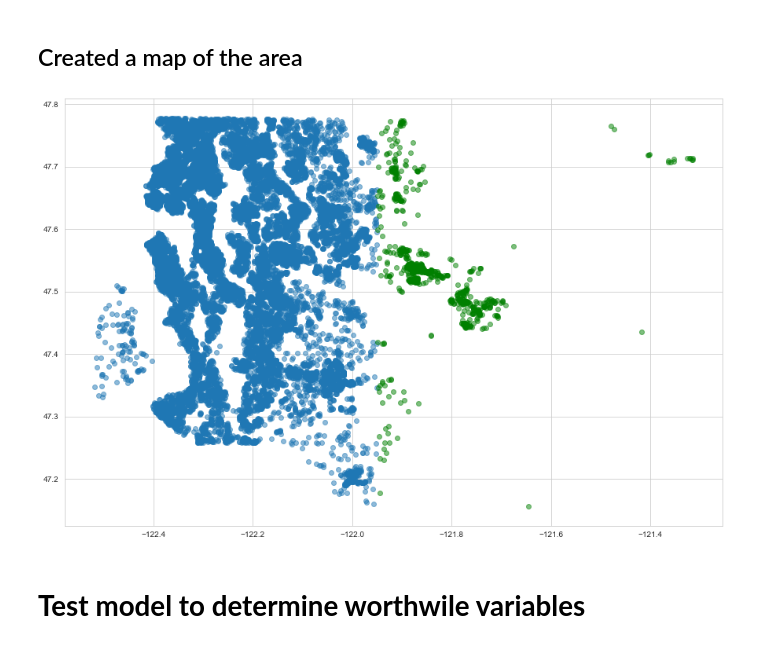
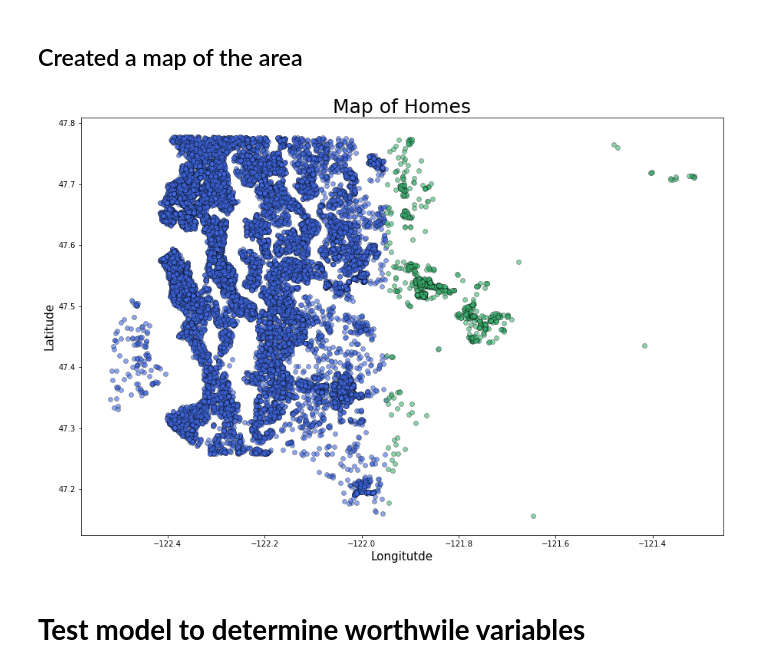
Before and after one commit to kjkahalley/King-County-housing-analysis, a Jupyter notebook: notebooks/exploratory/killian/main_notebook.ipynb, the cells around one changed output. Cells and saved outputs as stored; diff of their text form; code cells hidden in the pictures.

Commit message:
Finished all the visuals, and the techinal notebook

```diff
--- a/notebooks/exploratory/killian/main_notebook.ipynb
+++ b/notebooks/exploratory/killian/main_notebook.ipynb
@@ -75,16 +75,20 @@ df = df.drop('sqft_basement', axis=1)
 ## Created new groups for region, and made DataFrames for country and Seattle Areas
 # %%
 df['region'] = [int(x) for x in all_data['long'] > -121.95]
-df_country = df.loc[df['region']==1]
-df_seattle = df.loc[df['region']==0]
+df_rural = df.loc[df['region']==1]
+df_urban = df.loc[df['region']==0]
 # %% [markdown]
 ## Created a map of the area
 # %%
 fig, ax = plt.subplots(figsize=(15,10))
-ax.scatter(x='long', y='lat', data=df_seattle, alpha=.5)
-ax.scatter(x='long', y='lat', data=df_country, alpha=.5, c='green');
+ax.scatter(x='long', y='lat', data=df_urban, alpha=.6, linewidth = .5, c='royalblue', edgecolors = 'black')
+ax.scatter(x='long', y='lat', data=df_rural, alpha=.6, c='mediumseagreen', linewidth = .5, edgecolors = 'black');
+ax.set_title('Map of Homes', fontsize=25)
+ax.set_xlabel('Longitutde', fontsize=15)
+ax.set_ylabel('Latitude', fontsize=15);
+plt.savefig('Seattle_map')
 # %% [output]
-[figure, old version]
+[figure, new version]
 # %% [markdown]
 # **Test model to determine worthwile variables**
 # %%
```
Also changed, not shown: parts of 63 cells of this notebook, 12 other files.
